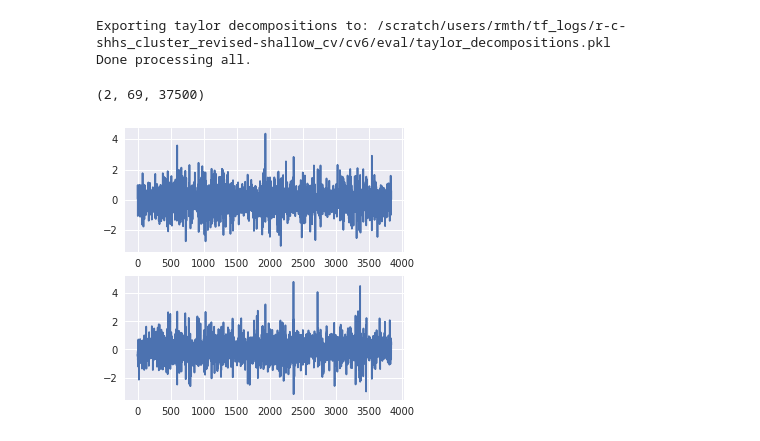
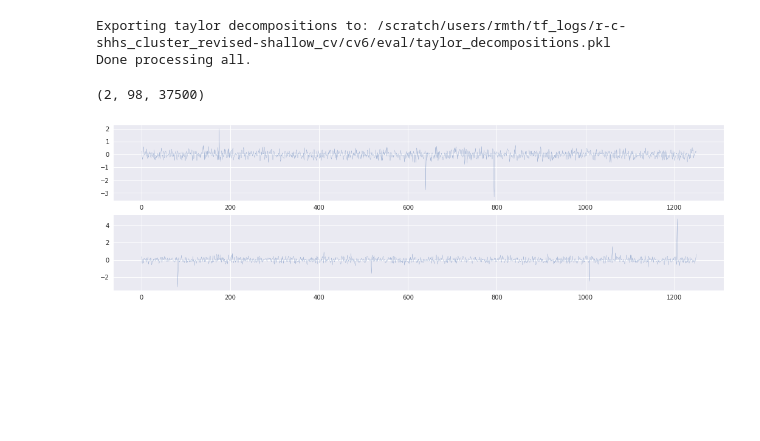
Before and after one commit to Stanford-STAGES/stroke-deep-learning, a Jupyter notebook: Inference and STD.ipynb, the cells around one changed output. Drawn from its saved outputs; the diff is of its cells as text; code cells hidden in the pictures; blank space fills up the shorter version.

```diff
--- a/Inference and STD.ipynb
+++ b/Inference and STD.ipynb
@@ -98,11 +107,13 @@ predict_fn = predictor.from_saved_model(export_dir)
 # %% [output]
 INFO:tensorflow:Restoring parameters from /scratch/users/rmth/tf_logs/r-c-shhs_cluster_revised-shallow_cv/cv6/1528617465/variables/variables
 # %%
+include_matched = False
+do_td = True
 trainIDs = DataHandler.partitions['train']
 valIDs = DataHandler.partitions['val']
 testIDs = DataHandler.partitions['test']
-matchedIDs = DataHandler.partitions['matched']
-do_td = True
+if include_matched:
+    matchedIDs = DataHandler.partitions['matched']
 train_probs = {}
 train_group = {}
 train_feat = {}
@@ -115,12 +126,16 @@ test_probs = {}
 test_group = {}
 test_feat = {}
 test_sens = {}
-matched_probs = {}
-matched_group = {}
-matched_feat = {}
-matched_sens = {}
-total_records = len(trainIDs + valIDs + testIDs+ matchedIDs)
+if include_matched:
+    matched_probs = {}
+    matched_group = {}
+    matched_feat = {}
+    matched_sens = {}
+    total_records = len(trainIDs + valIDs + testIDs+ matchedIDs)
+else:
+    total_records = len(trainIDs + valIDs + testIDs)
 # %%
+ssc = True
 def run_inference(id, partition, td = False):
     features, labels = input_fn(partition, cf.eparams, id)
     prob = []
@@ -151,8 +166,11 @@ def run_inference(id, partition, td = False):
     else:
         #print(np.asarray(signal).shape)
         #signal = np.reshape( np.transpose(np.asarray(signal), [2, 4, 5, 0, 1, 3]), [2, 625, -1])
-        td_con = np.reshape( np.transpose(np.asarray(con_sens), [2, 4, 5, 0, 1, 3]), [2, 625, -1])
-        td_exp = np.reshape( np.transpose(np.asarray(exp_sens), [2, 4, 5, 0, 1, 3]), [2, 625, -1])
+        arr = np.transpose(np.asarray(con_sens), [2, 4, 5, 0, 1, 3])
+        n_channels = arr.shape[0]
+        n_samples = arr.shape[2]
+        td_con = np.reshape( arr, [n_channels, n_samples, -1])
+        td_exp = np.reshape( np.transpose(np.asarray(exp_sens), [2, 4, 5, 0, 1, 3]), [n_channels, n_samples, -1])
         taylor_decomp = np.stack([td_con, td_exp], axis=3)
         return np.argmax(y[0,:]), np.reshape(np.asarray(prob), [-1]), features, taylor_decomp
 # %%
@@ -254,11 +272,10 @@ import copy
 from sklearn.decomposition import PCA
 # %%
 simulated = False
-revised = True
-if simulated:
-    with open(cf.eparams.ckptdir + 'eval/taylor_decompositions.pkl', 'rb') as f:
-        test_sens, test_group = pickle.load(f)
-elif revised:
+revised = False
+n2rem = True
+
+if simulated or revised or n2rem:
     with open(cf.eparams.ckptdir + 'eval/taylor_decompositions.pkl', 'rb') as f:
         test_sens, test_group = pickle.load(f)
 else:
@@ -268,6 +285,8 @@ else:
 sns.set()
 if simulated:
     data_folder = '/scratch/users/rmth/simulated_data/'
+elif n2rem:
+    data_folder = '/home/rasmus/Desktop/SSC/processed_data/'
 elif revised:
     data_folder = '/scratch/users/rmth/processed_shhs_data_revised/'
 else:
@@ -292,29 +311,32 @@ def evidence_difference(td, group):
 # %%
 for pred, id in enumerate(test_sens):
     #print(int((pred+1)/len(test_sens)*100.0))
     if pred != 0:
         continue
     path = data_folder + id + '.hpf5'
     with h5py.File(path, "r") as f:
         dset = np.array(f["x"])
         data = np.squeeze(dset[:, :, :])
         print(data.shape)
+        n_channels = data.shape[0]
+        n_epochs = data.shape[1]
+        n_samples = data.shape[2]
         data = np.transpose(data, [0, 1, 2])
-        data = np.reshape(data, [2, data.shape[1], -1, n_samples_subepoch])
-        data = np.reshape(data, [2, -1, 625])
+        data = np.reshape(data, [n_channels, n_epochs, -1, n_samples])
+        data = np.reshape(data, [n_channels, -1, n_samples])
         data = np.transpose(data, [0, 2, 1])
         data = data[:,:,:test_sens[id].shape[2]]
     fig, ax = plt.subplots(nrows=2, ncols=1, figsize = (5,5))
     ax[0].plot(data[0,7,:])
     #ax[0].set_xlim([0,1000])
     ax[1].plot(data[1,7,:])
     #ax[1].set_xlim([0,1000])
 
 
 plt.show()
 # %% [output]
-(2, 69, 37500)
+(2, 98, 37500)
-[figure, old version]
+[figure, new version]
 # %%
 
 if simulated:
```
Also changed, not shown: parts of 11 cells of this notebook, 1 other file.
